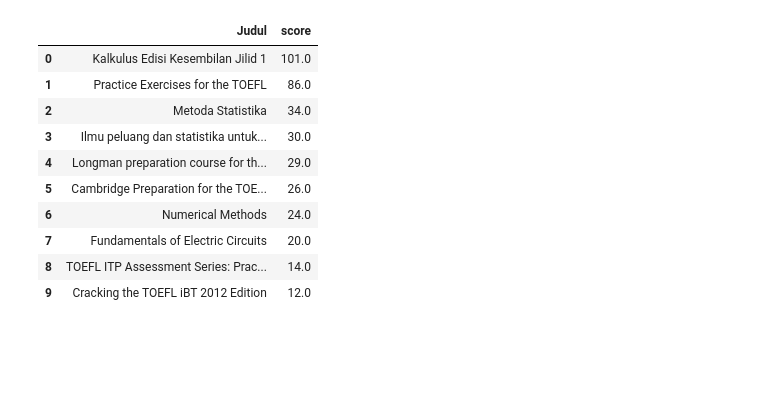
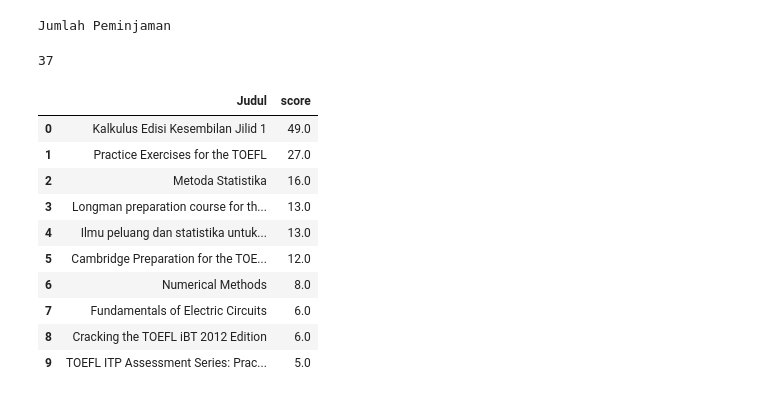
Before and after one commit to packmanproject/recommendation-syetem, a Jupyter notebook: Recommendation_v.1.ipynb, the cells around one changed output. Saved outputs shown, nothing was run; the diff lists cells and outputs as text; code cells hidden in the pictures; blank space fills up the shorter version.

```diff
--- a/Recommendation_v.1.ipynb
+++ b/Recommendation_v.1.ipynb
@@ -27,0 +23,6 @@ data_jan
+# %%
+# Data Feb
+data_feb=pd.read_excel('Peminjaman buku 2016.xls',sheetname='Feb',header=3)
+data_feb=data_jan[3:]
+data_feb=data_feb.reset_index(drop=True)
+data_feb.head()
@@ -27,0 +36,4 @@ data_jan
+# %%
+data_peminjaman=pd.concat([data_jan,data_feb])
+print "jumlah data:\t", len(data_peminjaman)
+data_peminjaman.head()
@@ -102,13 +133,14 @@ pd.crosstab(data_jan['ID Anggota'],data_jan['ID Buku'])
 # %%
-data_iseng=data_jan.copy()
-data_iseng=data_iseng[['ID Anggota','ID Buku','Judul','Aktifitas']]
-data_iseng=data_iseng.dropna(how='any')
+data_peminjaman_aktivitas=data_peminjaman.copy()
+data_peminjaman_aktivitas=data_peminjaman_aktivitas[['ID Anggota','ID Buku','Judul','Aktifitas']]
+data_peminjaman_aktivitas=data_peminjaman_aktivitas.dropna(how='any')
 event_type = {
    'Borrow': 1.0,
    'Return': 1.0,
    'Renew': 2.0
 }
 
-data_iseng['score'] = data_iseng['Aktifitas'].apply(lambda x: event_type[x])
-data_iseng.head()
+data_peminjaman_aktivitas['score'] = data_peminjaman_aktivitas['Aktifitas'].apply(lambda x: event_type[x])
+print "jumlah data:\t", len(data_peminjaman_aktivitas)
+data_peminjaman_aktivitas.head(10)
 # %% [output]
@@ -120,0 +170,7 @@ data_iseng.head()
+# %%
+#Hilanngkan Duplikat
+data_peminjaman_aktivitas=data_peminjaman_aktivitas.loc[
+    ~data_peminjaman_aktivitas.duplicated(['ID Anggota','ID Buku'])==True]
+data_peminjaman_aktivitas=data_peminjaman_aktivitas.reset_index(drop=True)
+print "jumlah data:\t", len(data_peminjaman_aktivitas)
+data_peminjaman_aktivitas.head(10)
@@ -121,15 +190,22 @@ data_iseng.head()
+# %%
+print "Jumlah Peminjaman",
+len(data_peminjaman_aktivitas[data_peminjaman_aktivitas.Judul=='Kalkulus Edisi Kesembilan Jilid 1'])
+# %% [output]
+Jumlah Peminjaman
+37
 # %%
-item_popularity_df = data_iseng.groupby('Judul')['score'].sum().sort_values(ascending=False).reset_index()
+item_popularity_df = data_peminjaman_aktivitas.groupby('Judul'
+                    )['score'].sum().sort_values(ascending=False).reset_index()
 item_popularity_df.head(10)
 # %% [output]
 |  | Judul | score |
-| 0 | Kalkulus Edisi Kesembilan Jilid 1 | 101.0 |
-| 1 | Practice Exercises for the TOEFL | 86.0 |
-| 2 | Metoda Statistika | 34.0 |
-| 3 | Ilmu peluang dan statistika untuk... | 30.0 |
-| 4 | Longman preparation course for th... | 29.0 |
-| 5 | Cambridge Preparation for the TOE... | 26.0 |
-| 6 | Numerical Methods | 24.0 |
-| 7 | Fundamentals of Electric Circuits | 20.0 |
-| 8 | TOEFL ITP Assessment Series: Prac... | 14.0 |
-| 9 | Cracking the TOEFL iBT 2012 Edition | 12.0 |
+| 0 | Kalkulus Edisi Kesembilan Jilid 1 | 49.0 |
+| 1 | Practice Exercises for the TOEFL | 27.0 |
+| 2 | Metoda Statistika | 16.0 |
+| 3 | Longman preparation course for th... | 13.0 |
+| 4 | Ilmu peluang dan statistika untuk... | 13.0 |
+| 5 | Cambridge Preparation for the TOE... | 12.0 |
+| 6 | Numerical Methods | 8.0 |
+| 7 | Fundamentals of Electric Circuits | 6.0 |
+| 8 | Cracking the TOEFL iBT 2012 Edition | 6.0 |
+| 9 | TOEFL ITP Assessment Series: Prac... | 5.0 |
```
Also changed, not shown: parts of 38 cells of this notebook.
